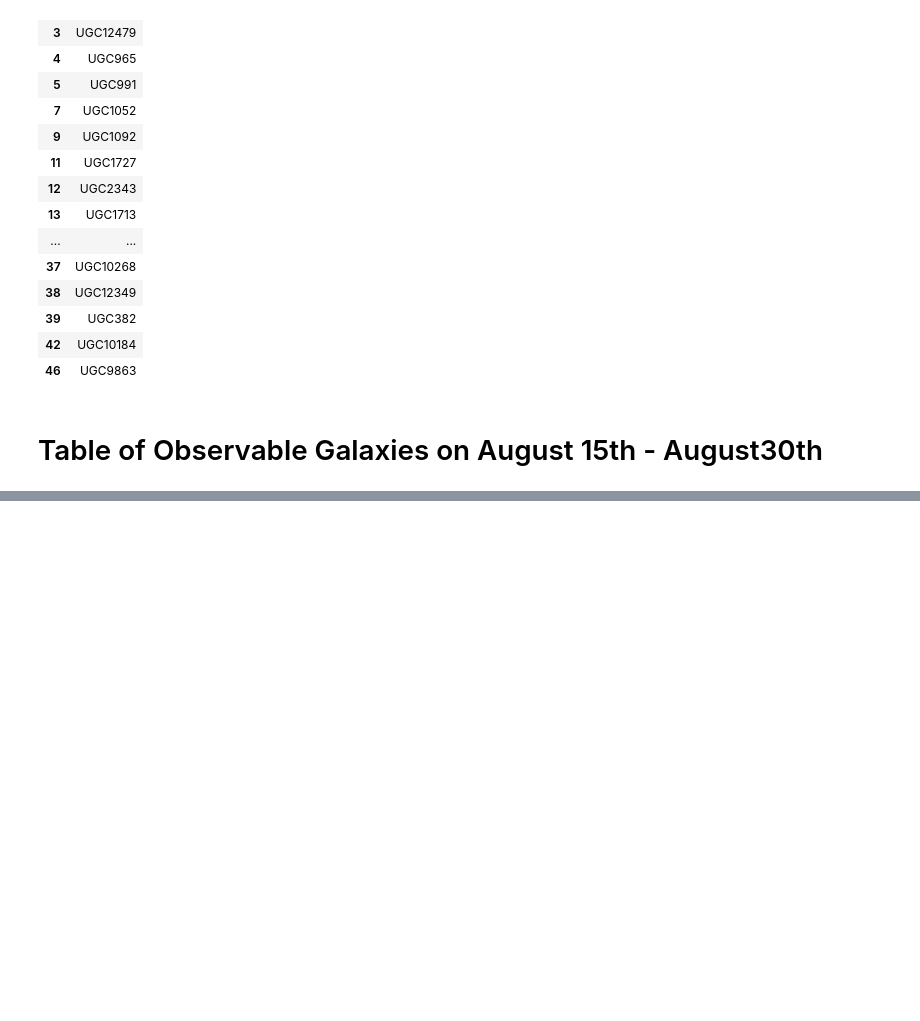
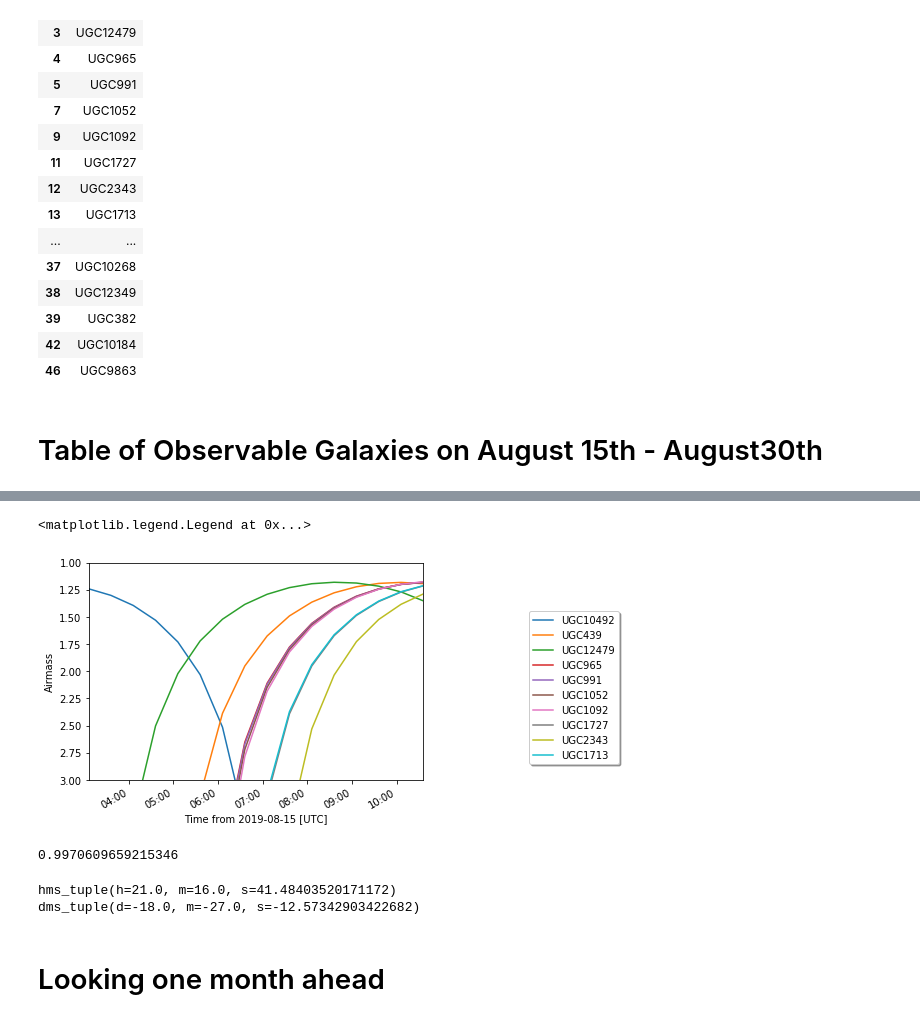
Before and after one commit to Higgins00/NightSky, a Jupyter notebook: MichaelHiggins/Astro480Assignment2.ipynb, the cells around one changed output, grey strips where cells are left out. Cells and saved outputs as stored; diff of their text form; code cells hidden in the pictures; blank space fills up the shorter version.

```diff
--- a/MichaelHiggins/Astro480Assignment2.ipynb
+++ b/MichaelHiggins/Astro480Assignment2.ipynb
@@ -115,0 +96,4 @@ galaxy_table[mask]
+# %%
+galaxy_table_observable = galaxy_table[mask][0:10]
+galaxy_table_observable = galaxy_table_observable.reset_index(drop=True)
+galaxy_table_observable
@@ -115,0 +112,25 @@ galaxy_table[mask]
+# %%
+observing_length = (astro_rise - astro_set).to(u.h)
+
+start_time = astro_set
+end_time = astro_rise
+#time to observe without destroying the CCD with the sun
+observing_range = [astro_set, astro_rise]
+
+time_grid = time_grid_from_range(observing_range)
+
+#plotting how long to view object based on airmass
+
+def target(x):
+    target = FixedTarget.from_name(galaxy_table_observable["Name"][x])
+    return target
+
+
+
+for i in range(len(galaxy_table_observable['Name'])):
+    plot_airmass(target(i), het, time_grid);
+
+plt.legend(loc='upper center', bbox_to_anchor=(1.45, 0.8), shadow=True, ncol=1)
+# %% [output]
+<matplotlib.legend.Legend at 0x...>
+[figure, added]
@@ -115,0 +140,13 @@ galaxy_table[mask]
+# %%
+moon_observing = get_body('moon',observing_time1)
+moon_illumination(observing_time1)
+# %% [output]
+0.9970609659215346
+# %%
+print(moon_observing.ra.hms)
+print(moon_observing.dec.dms)
+# %% [output]
+hms_tuple(h=21.0, m=16.0, s=41.48403520171172)
+dms_tuple(d=-18.0, m=-27.0, s=-12.57342903422682)
+# %% [markdown]
+# Looking one month ahead
```
Also changed, not shown: parts of 10 cells of this notebook.
